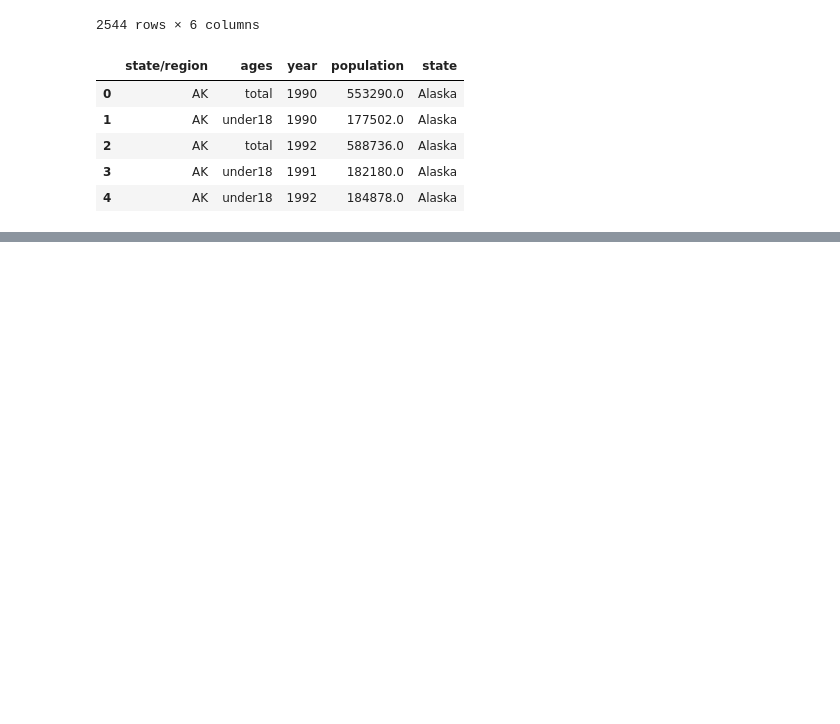
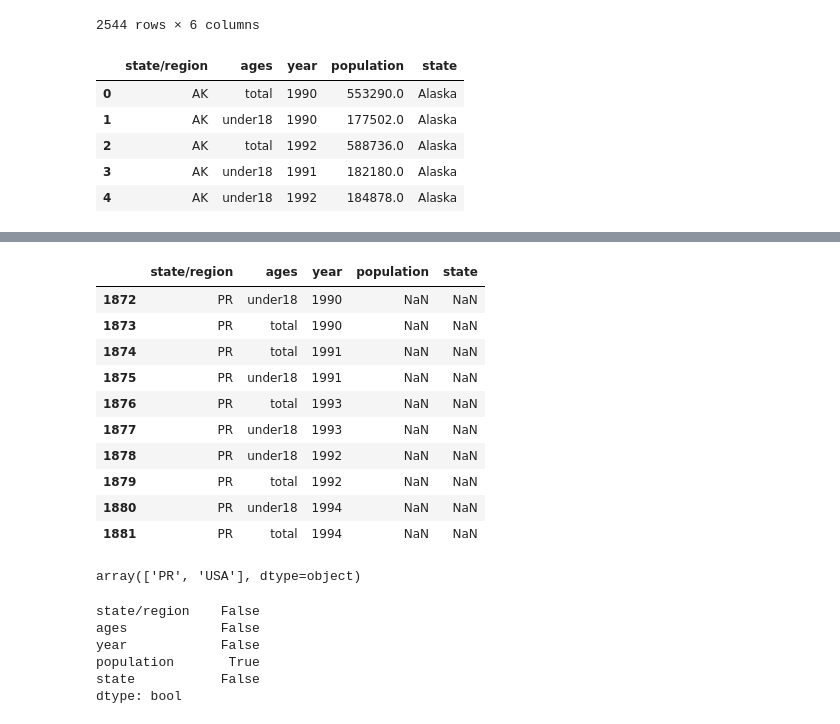
Before and after one commit to khaiwalVikrant/ai_ml_practice, a Jupyter notebook: pandas/Pandas_Exercise.ipynb, the cells around one changed output, grey strips where cells are left out. Drawn from its saved outputs; the diff is of its cells as text; code cells hidden in the pictures; blank space fills up the shorter version.

```diff
--- a/pandas/Pandas_Exercise.ipynb
+++ b/pandas/Pandas_Exercise.ipynb
@@ -737,0 +756,18 @@ merge_pop_abbr.head()
+# %%
+merge_pop_abbr[merge_pop_abbr["state"].isnull()].head(10)
+# %% [output]
+|  | state/region | ages | year | population | state |
+| 1872 | PR | under18 | 1990 | NaN | NaN |
+| 1873 | PR | total | 1990 | NaN | NaN |
+| 1874 | PR | total | 1991 | NaN | NaN |
+| 1875 | PR | under18 | 1991 | NaN | NaN |
+| 1876 | PR | total | 1993 | NaN | NaN |
+| 1877 | PR | under18 | 1993 | NaN | NaN |
+| 1878 | PR | under18 | 1992 | NaN | NaN |
+| 1879 | PR | total | 1992 | NaN | NaN |
+| 1880 | PR | under18 | 1994 | NaN | NaN |
+| 1881 | PR | total | 1994 | NaN | NaN |
+# %%
+merge_pop_abbr.loc[merge_pop_abbr["state"].isnull(), "state/region"].unique()
+# %% [output]
+array(['PR', 'USA'], dtype=object)
@@ -737,0 +778,9 @@ merge_pop_abbr.head()
+# %%
+merge_pop_abbr.isnull().any()
+# %% [output]
+state/region    False
+ages            False
+year            False
+population       True
+state           False
+dtype: bool
```
Also changed, not shown: parts of 36 cells of this notebook, 3 other files.
